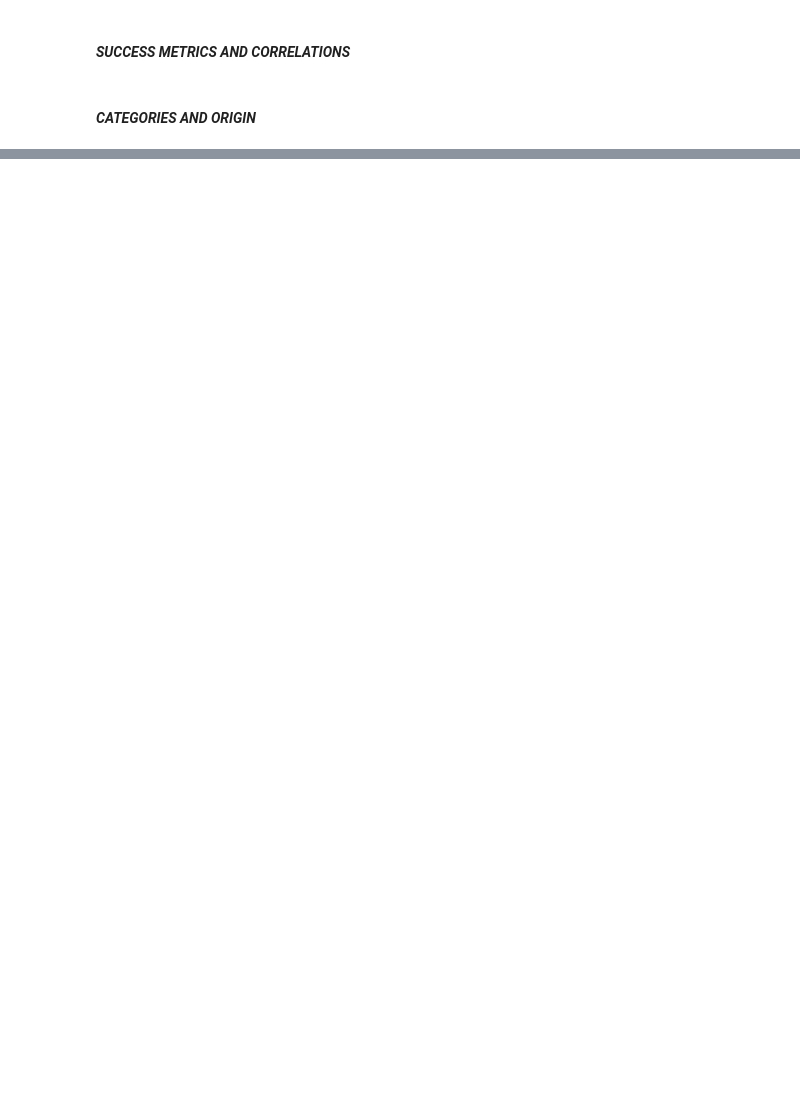
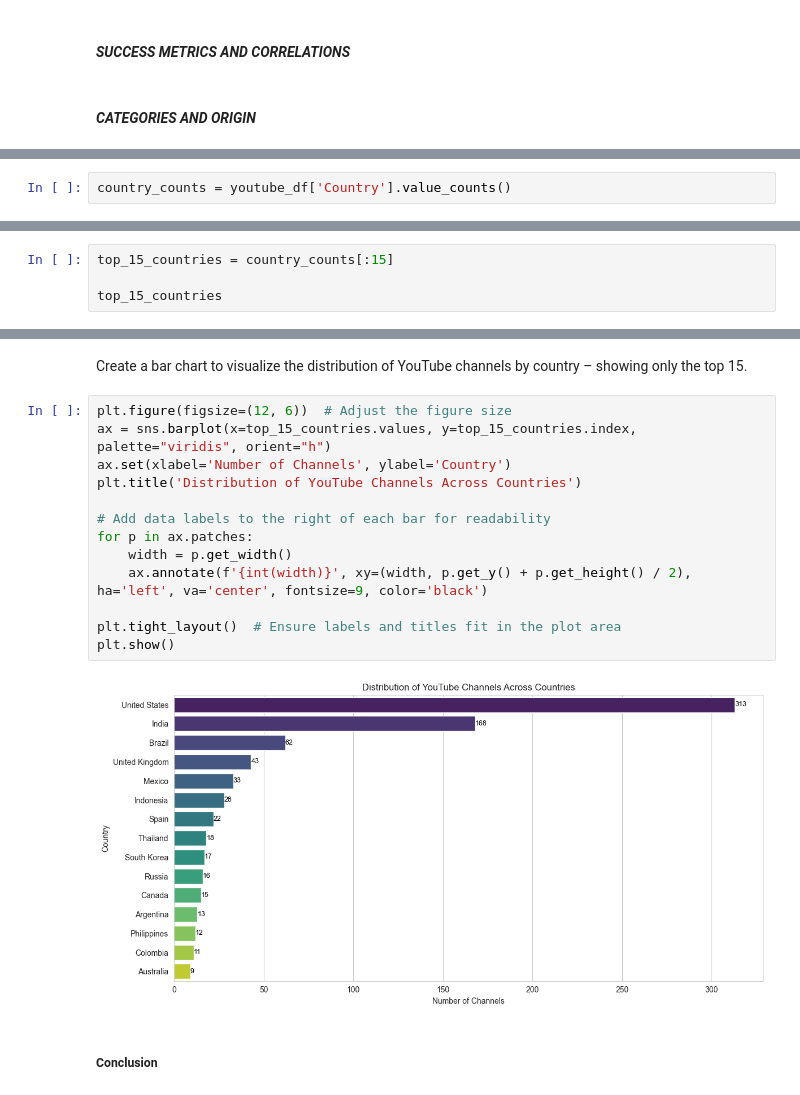
Before and after one commit to Alexxanderson/CSMODEL-PROJECT, a Jupyter notebook: MCO1/EDA.ipynb, the cells around one changed output, grey strips where cells are left out. Drawn from its saved outputs; the diff is of its cells as text; blank space fills up the shorter version.

```diff
--- a/MCO1/EDA.ipynb
+++ b/MCO1/EDA.ipynb
@@ -54,0 +197,2 @@ for i, col in enumerate(youtube_df.columns):
+# %%
+country_counts = youtube_df['Country'].value_counts()
@@ -54,0 +201,4 @@ for i, col in enumerate(youtube_df.columns):
+# %%
+top_15_countries = country_counts[:15]
+
+top_15_countries
@@ -54,0 +223,19 @@ for i, col in enumerate(youtube_df.columns):
+# %% [markdown]
+Create a bar chart to visualize the distribution of YouTube channels by country – showing only the top 15.
+# %%
+plt.figure(figsize=(12, 6))  # Adjust the figure size
+ax = sns.barplot(x=top_15_countries.values, y=top_15_countries.index, palette="viridis", orient="h")
+ax.set(xlabel='Number of Channels', ylabel='Country')
+plt.title('Distribution of YouTube Channels Across Countries')
+
+# Add data labels to the right of each bar for readability
+for p in ax.patches:
+    width = p.get_width()
+    ax.annotate(f'{int(width)}', xy=(width, p.get_y() + p.get_height() / 2), ha='left', va='center', fontsize=9, color='black')
+
+plt.tight_layout()  # Ensure labels and titles fit in the plot area
+plt.show()
+# %% [output]
+[figure, added]
+# %% [markdown]
+##### Conclusion
```
Also changed, not shown: parts of 22 cells of this notebook.
